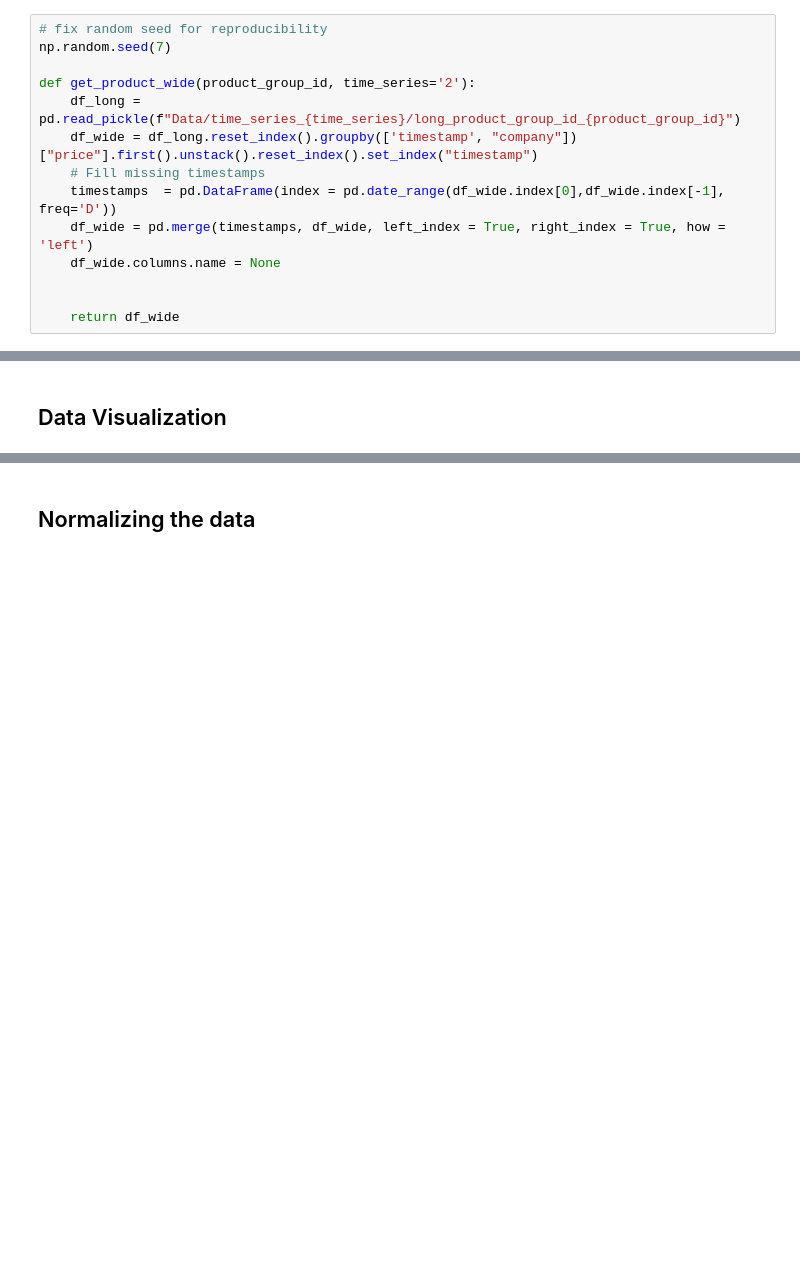
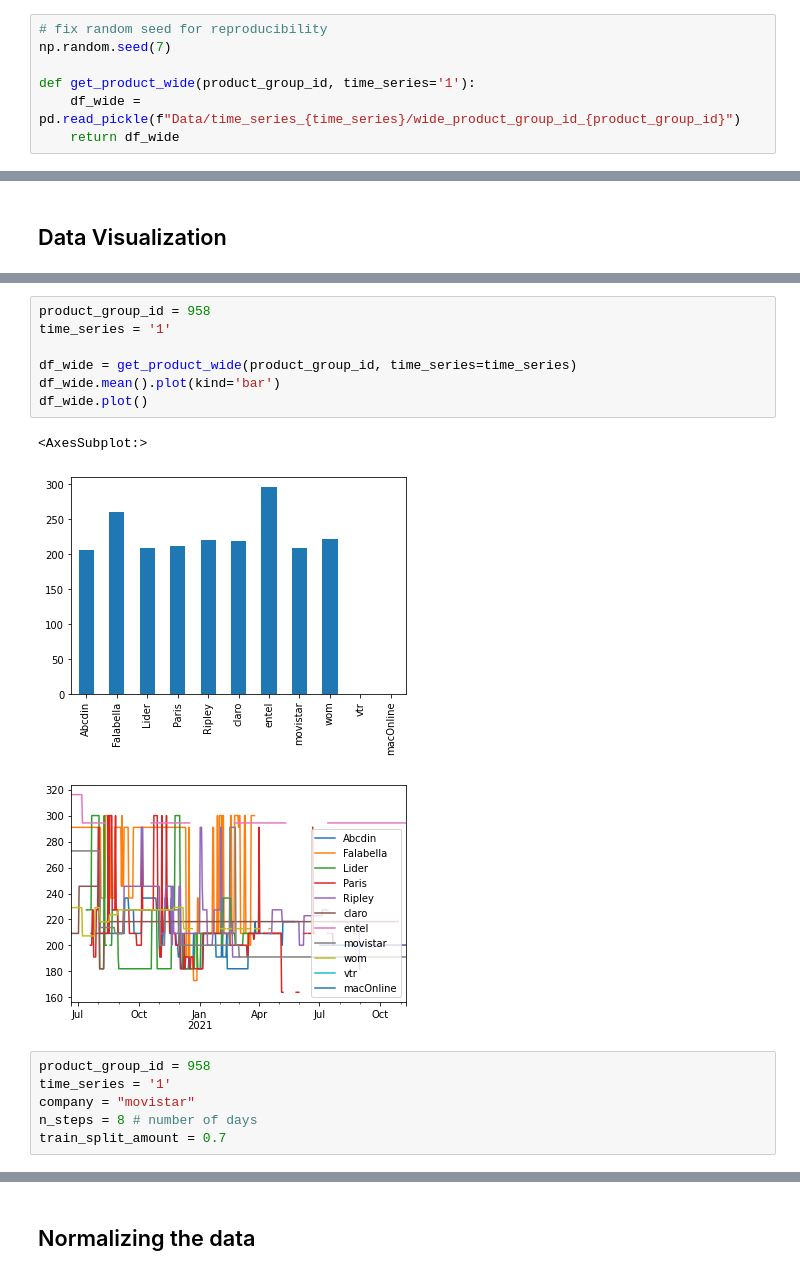
Before and after one commit to MarioCSilva/ProductPricesPrediction, a Jupyter notebook: read_files.ipynb, the cells around one changed output, grey strips where cells are left out. Drawn from its saved outputs; the diff is of its cells as text; blank space fills up the shorter version.

Commit message:
only one product group id

```diff
--- a/read_files.ipynb
+++ b/read_files.ipynb
@@ -126,13 +126,6 @@ df_wide
 # fix random seed for reproducibility
 np.random.seed(7)
 
-def get_product_wide(product_group_id, time_series='2'):
-    df_long = pd.read_pickle(f"Data/time_series_{time_series}/long_product_group_id_{product_group_id}")
-    df_wide = df_long.reset_index().groupby(['timestamp', "company"])["price"].first().unstack().reset_index().set_index("timestamp")
-    # Fill missing timestamps
-    timestamps  = pd.DataFrame(index = pd.date_range(df_wide.index[0],df_wide.index[-1], freq='D'))
-    df_wide = pd.merge(timestamps, df_wide, left_index = True, right_index = True, how = 'left')
-    df_wide.columns.name = None
-
-
+def get_product_wide(product_group_id, time_series='1'):
+    df_wide = pd.read_pickle(f"Data/time_series_{time_series}/wide_product_group_id_{product_group_id}")
     return df_wide
@@ -166,3 +134,20 @@ for i, file in enumerate(glob.glob(f"Data/time_series_{time_series}/*")):
+# %%
+product_group_id = 958
+time_series = '1'
+
+df_wide = get_product_wide(product_group_id, time_series=time_series)
+df_wide.mean().plot(kind='bar')
+df_wide.plot()
+# %% [output]
+<AxesSubplot:>
+[figure, added]
+[figure, added]
+# %%
+product_group_id = 958
+time_series = '1'
+company = "movistar"
+n_steps = 8 # number of days
+train_split_amount = 0.7
 # %%
 # split a univariate sequence into samples
 def split_sequence(sequence, n_steps):
```
Also changed, not shown: parts of 24 cells of this notebook.
